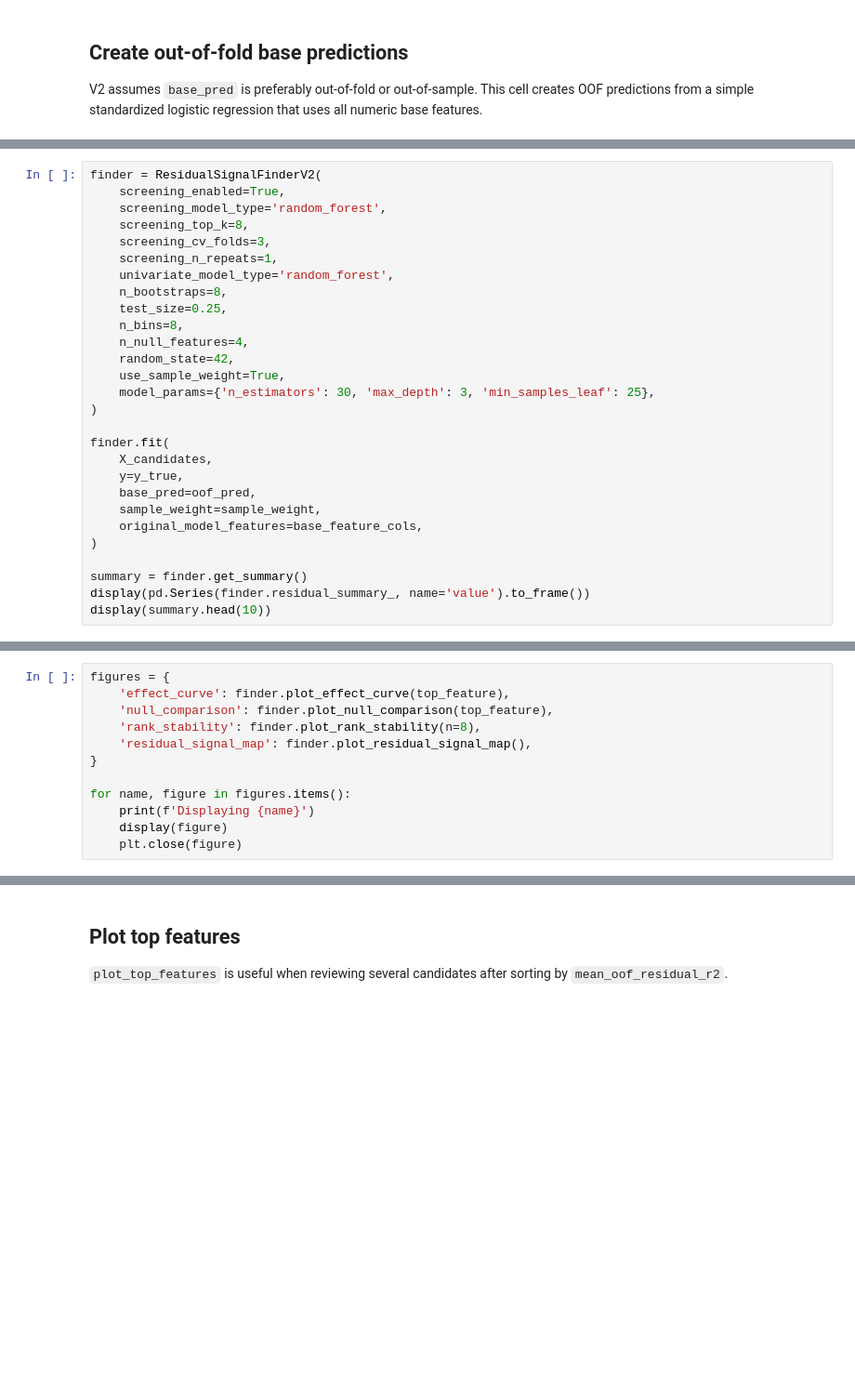
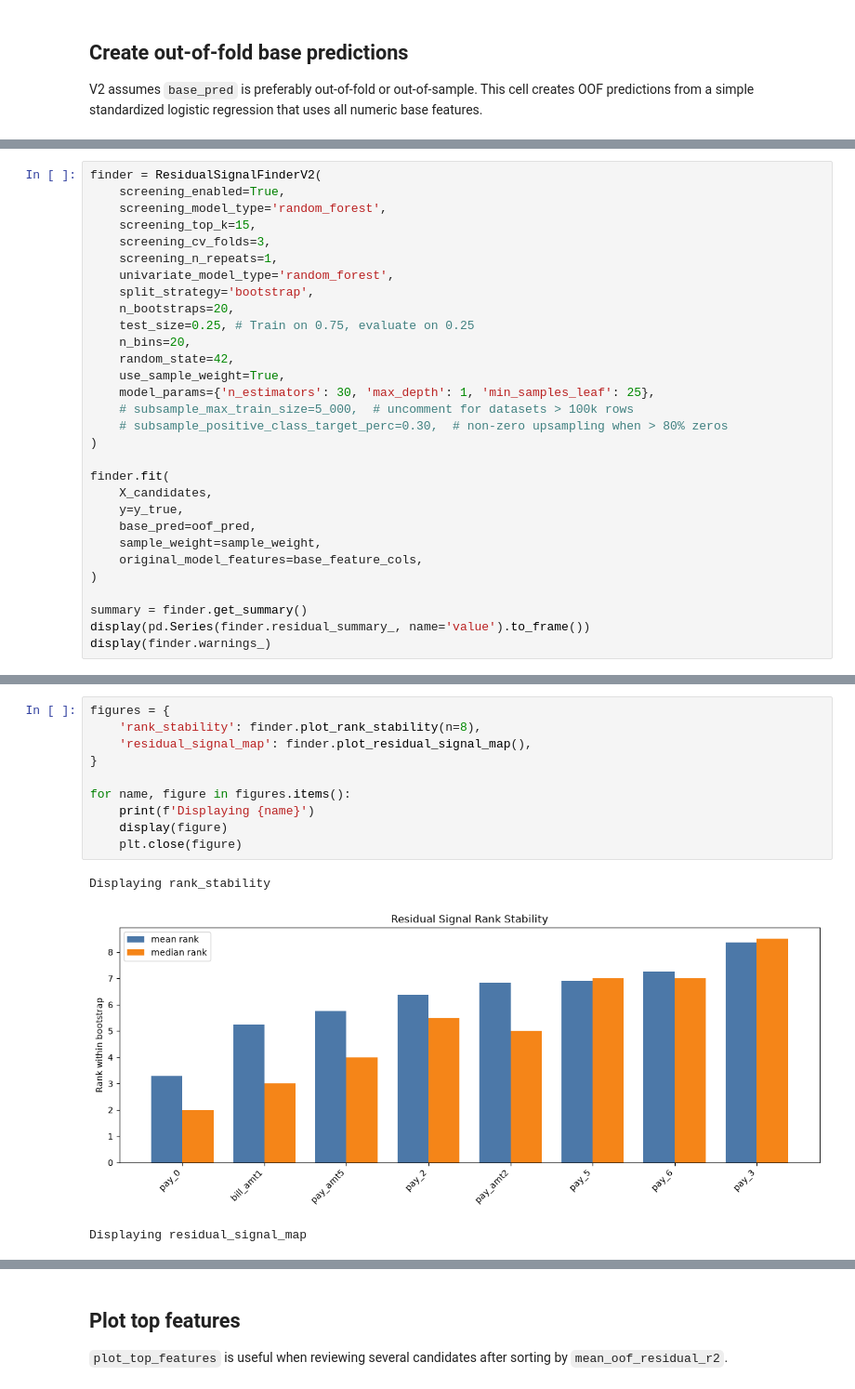
Before and after one commit to asacco-97/modeling-tools, a Jupyter notebook: notebooks/residual_signal_finder_v2_walkthrough.ipynb, the cells around one changed output, grey strips where cells are left out. Shown at 93% size. Cells and saved outputs as stored; diff of their text form; blank space fills up the shorter version.

```diff
--- a/notebooks/residual_signal_finder_v2_walkthrough.ipynb
+++ b/notebooks/residual_signal_finder_v2_walkthrough.ipynb
@@ -171,17 +232,19 @@ supports `univariate_model_type='xgboost'` and `screening_model_type='xgboost'`.
 finder = ResidualSignalFinderV2(
     screening_enabled=True,
     screening_model_type='random_forest',
-    screening_top_k=8,
+    screening_top_k=15,
     screening_cv_folds=3,
     screening_n_repeats=1,
     univariate_model_type='random_forest',
-    n_bootstraps=8,
-    test_size=0.25,
-    n_bins=8,
-    n_null_features=4,
+    split_strategy='bootstrap',
+    n_bootstraps=20,
+    test_size=0.25, # Train on 0.75, evaluate on 0.25
+    n_bins=20,
     random_state=42,
     use_sample_weight=True,
-    model_params={'n_estimators': 30, 'max_depth': 3, 'min_samples_leaf': 25},
+    model_params={'n_estimators': 30, 'max_depth': 1, 'min_samples_leaf': 25},
+    # subsample_max_train_size=5_000,  # uncomment for datasets > 100k rows
+    # subsample_positive_class_target_perc=0.30,  # non-zero upsampling when > 80% zeros
 )
 
 finder.fit(
@@ -194,4 +257,4 @@ finder.fit(
 
 summary = finder.get_summary()
 display(pd.Series(finder.residual_summary_, name='value').to_frame())
-display(summary.head(10))
+display(finder.warnings_)
@@ -241,12 +545,14 @@ so explicitly with matplotlib.
 # %%
 figures = {
-    'effect_curve': finder.plot_effect_curve(top_feature),
-    'null_comparison': finder.plot_null_comparison(top_feature),
     'rank_stability': finder.plot_rank_stability(n=8),
     'residual_signal_map': finder.plot_residual_signal_map(),
 }
 
 for name, figure in figures.items():
     print(f'Displaying {name}')
     display(figure)
     plt.close(figure)
+# %% [output]
+Displaying rank_stability
+[figure, added]
+Displaying residual_signal_map
```
Also changed, not shown: parts of 29 cells of this notebook, 2 other files.
